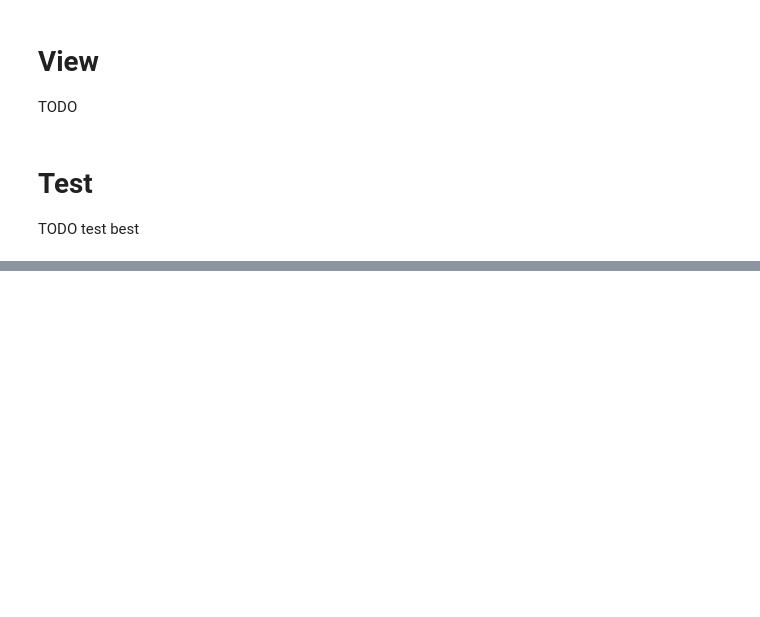
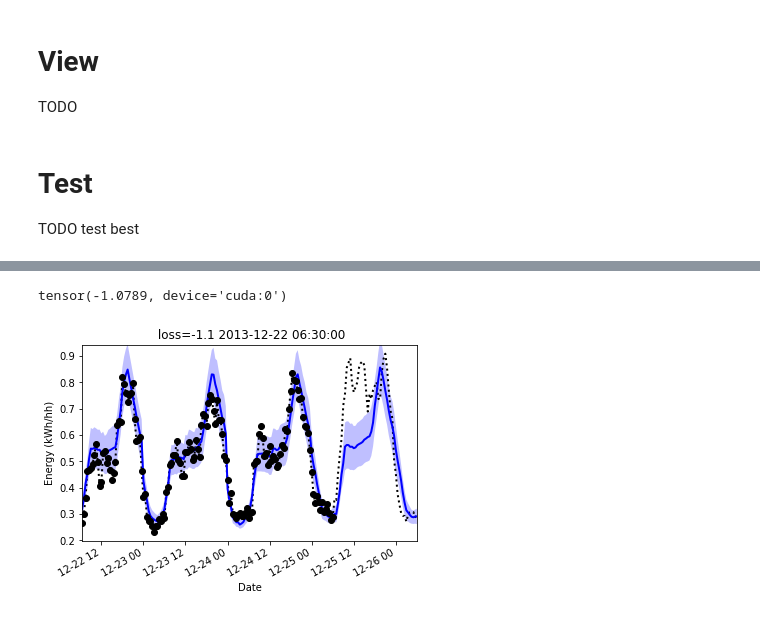
Before and after one commit to wassname/attentive-neural-processes, a Jupyter notebook: smartmeters-anp-optuna.ipynb, the cells around one changed output, grey strips where cells are left out. Cells and saved outputs as stored; diff of their text form; code cells hidden in the pictures; blank space fills up the shorter version.

```diff
--- a/smartmeters-anp-optuna.ipynb
+++ b/smartmeters-anp-optuna.ipynb
@@ -290,0 +297,8 @@ TODO test best
+# %%
+# plot
+loader = model.val_dataloader()[0]
+vis_i=670
+plot_from_loader(loader, model, i=vis_i)
+# %% [output]
+tensor(-1.0789, device='cuda:0')
+[figure, added]
```
Also changed, not shown: parts of 11 cells of this notebook, 3 other files.
